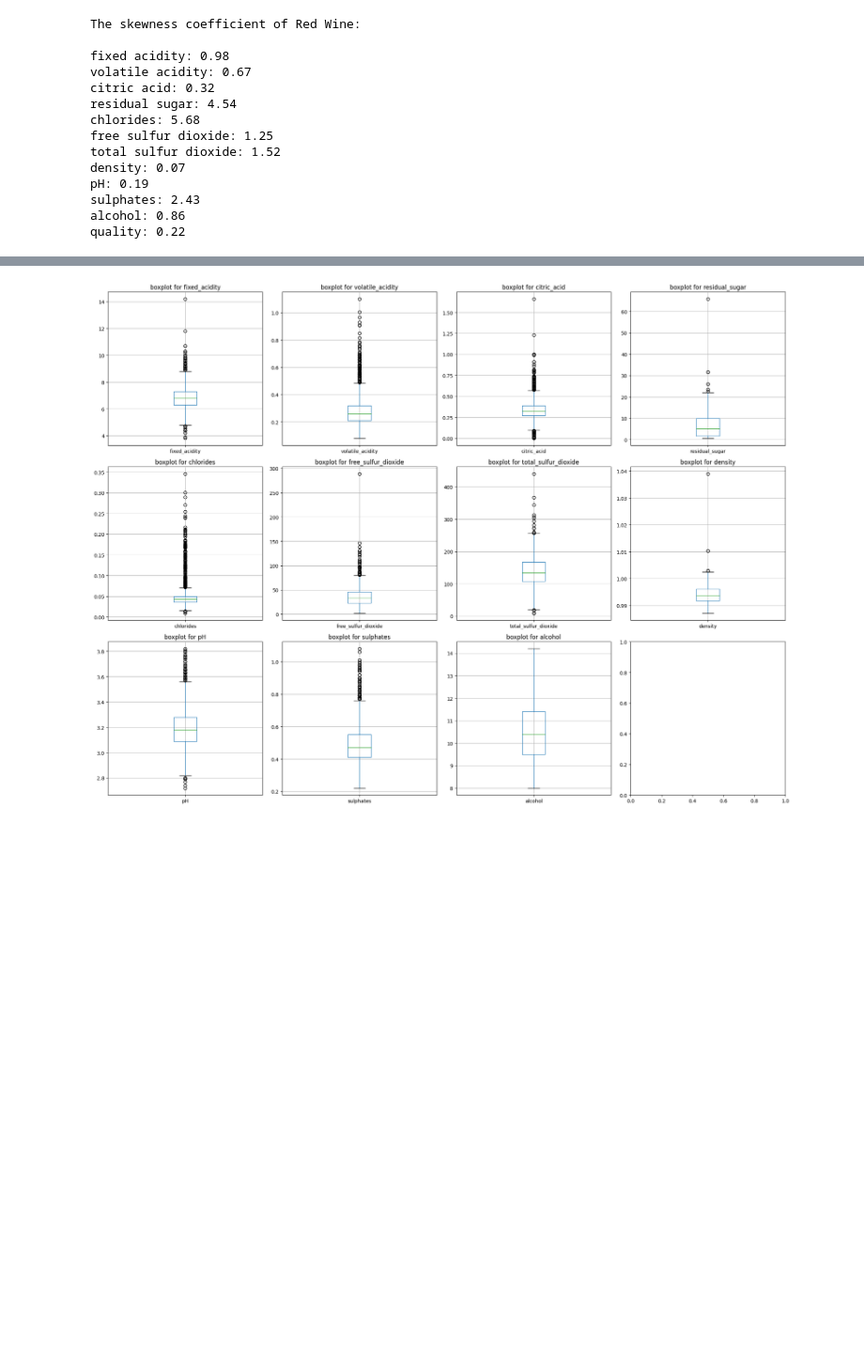
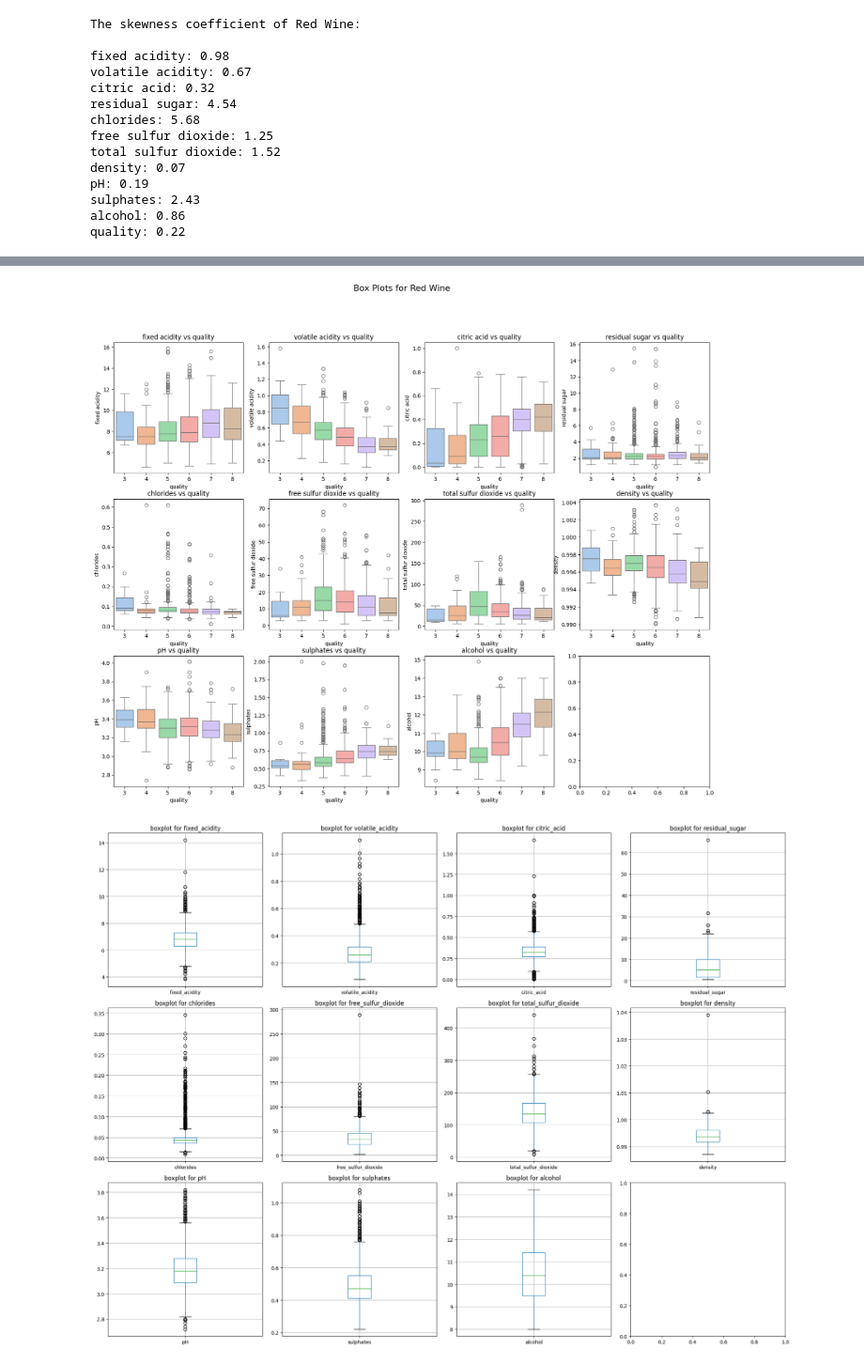
Before and after one commit to ZofiaSamsel/Wine_quality, a Jupyter notebook: main.ipynb, the cells around one changed output, grey strips where cells are left out. Shown at 94% size. Saved outputs shown, nothing was run; the diff lists cells and outputs as text; code cells hidden in the pictures; blank space fills up the shorter version.

```diff
--- a/main.ipynb
+++ b/main.ipynb
@@ -407,3 +397,7 @@ plt.show()
+# %%
+create_box_plot(df_red_wine)
+# %% [output]
+[figure, added]
 # %%
 #boxplots
 # Select only the numerical columns from the DataFrame
```
Also changed, not shown: parts of 19 cells of this notebook.
